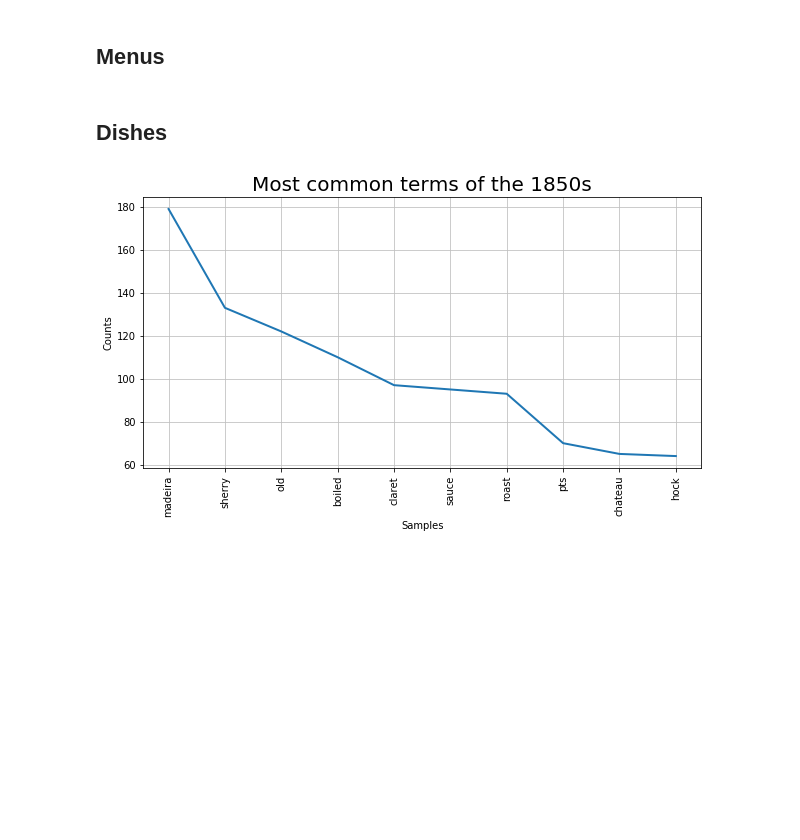
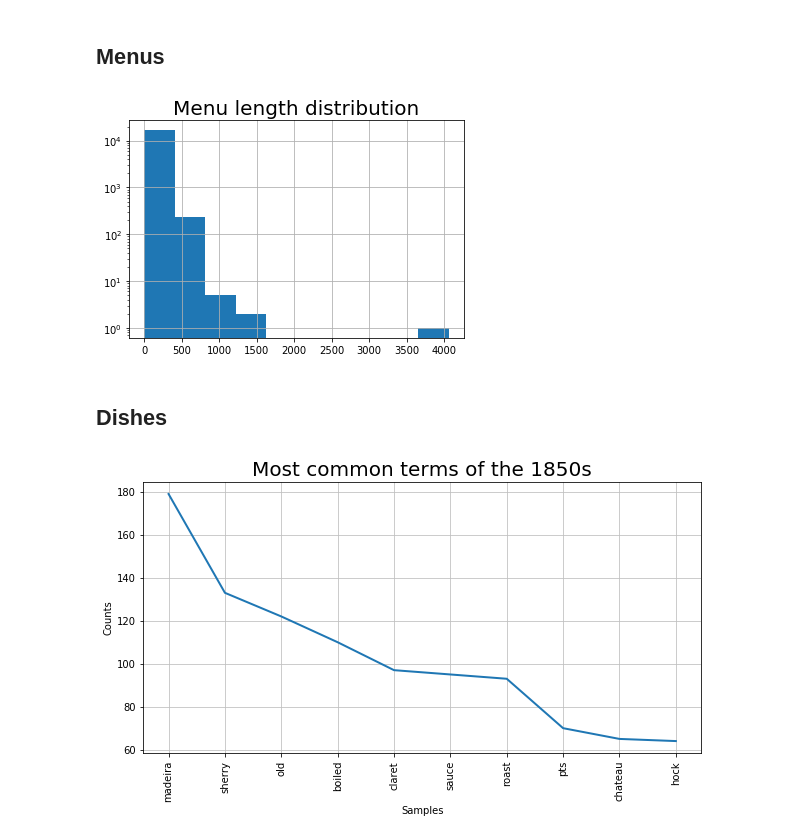
Before and after one commit to alexklapheke/menu, a Jupyter notebook: Menu-01-Import_Cleaning_EDA.ipynb, the cells around one changed output. Saved outputs shown, nothing was run; the diff lists cells and outputs as text; code cells hidden in the pictures; blank space fills up the shorter version.

```diff
--- a/Menu-01-Import_Cleaning_EDA.ipynb
+++ b/Menu-01-Import_Cleaning_EDA.ipynb
@@ -141,8 +141,10 @@ KeyboardInterrupt:
 # %% [markdown]
 ## Menus
 # %%
-plt.title("Menu length distribution")
-df.groupby("menu_id").sum().hist()
+plt.title("Menu length distribution", fontsize=20)
+df.groupby("menu_id").count()["name"].hist(log=True);
+# %% [output]
+[figure, added]
 # %% [markdown]
 ## Dishes
 # %%
```
Also changed, not shown: parts of 7 cells of this notebook, 1 other file.
